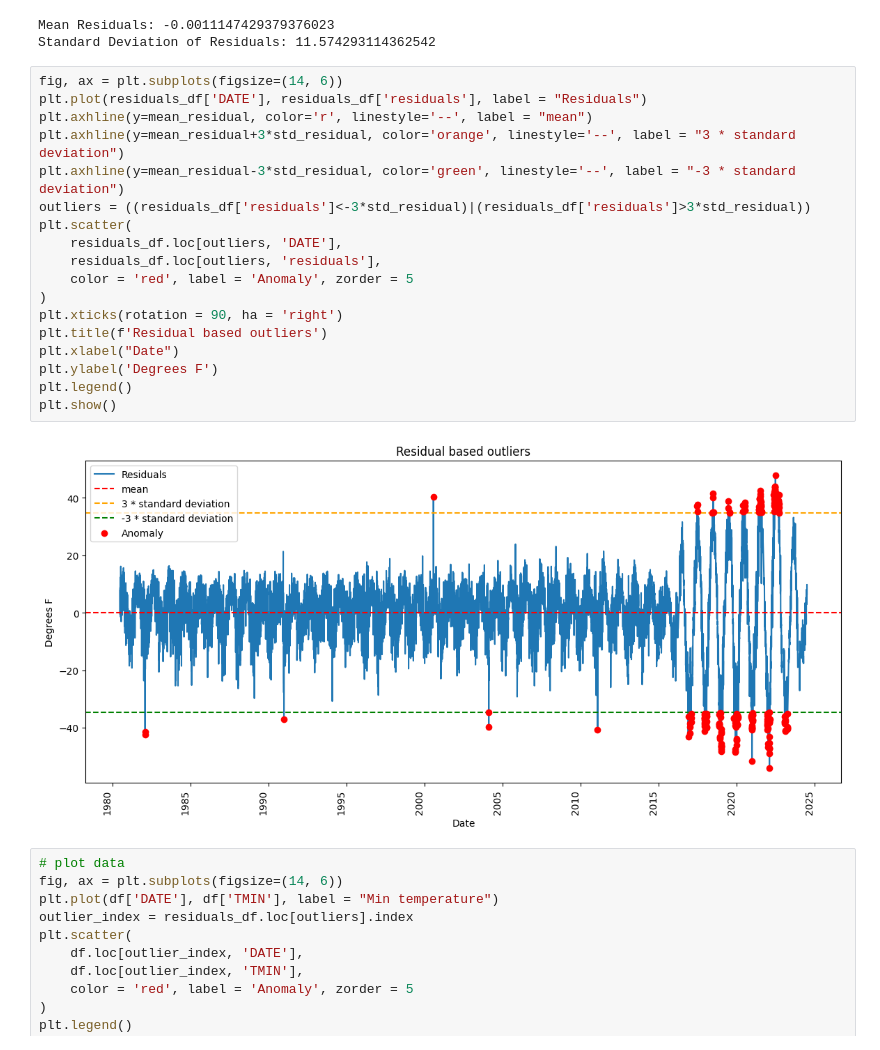
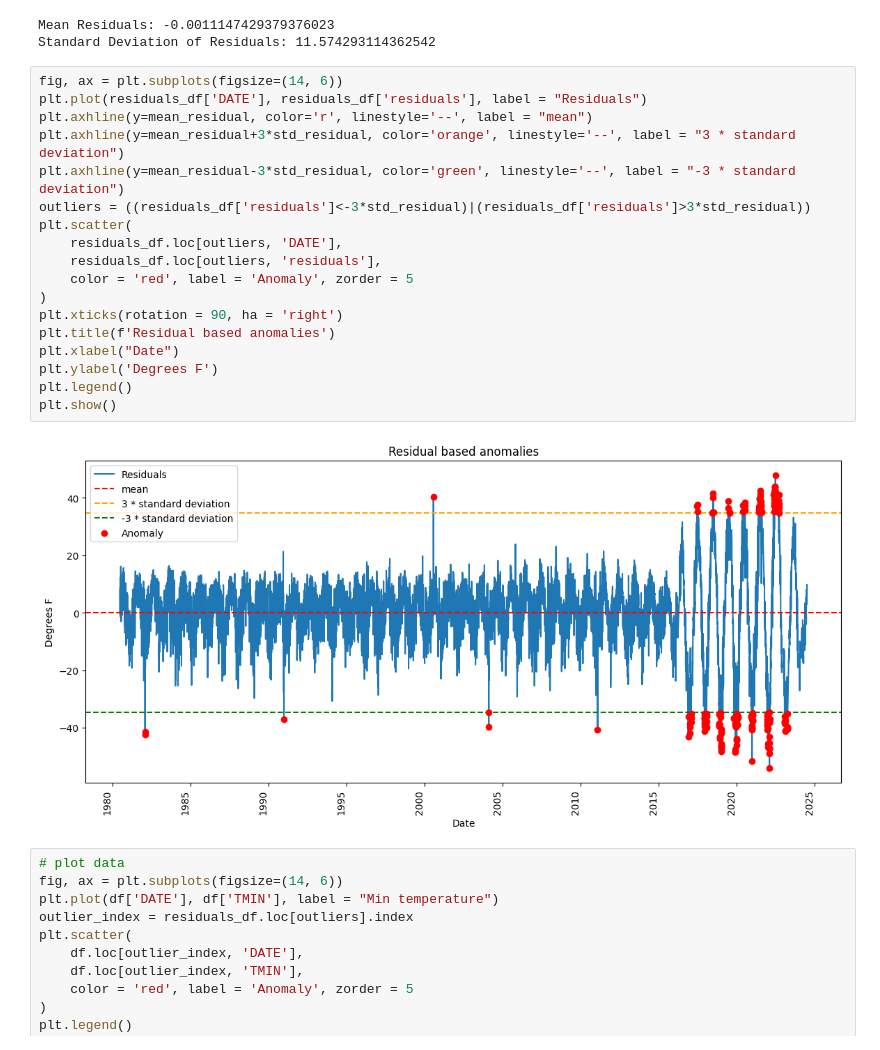
Before and after one commit to Tinahan789/TimeSeriesAnomalyDetection, a Jupyter notebook: seasonal_decompose_temperature.ipynb, the cells around one changed output. Drawn from its saved outputs; the diff is of its cells as text.

```diff
--- a/seasonal_decompose_temperature.ipynb
+++ b/seasonal_decompose_temperature.ipynb
@@ -79,23 +79,23 @@ Standard Deviation of Residuals: 11.574293114362542
 # %%
 fig, ax = plt.subplots(figsize=(14, 6))
 plt.plot(residuals_df['DATE'], residuals_df['residuals'], label = "Residuals")
 plt.axhline(y=mean_residual, color='r', linestyle='--', label = "mean")
 plt.axhline(y=mean_residual+3*std_residual, color='orange', linestyle='--', label = "3 * standard deviation")
 plt.axhline(y=mean_residual-3*std_residual, color='green', linestyle='--', label = "-3 * standard deviation")
 outliers = ((residuals_df['residuals']<-3*std_residual)|(residuals_df['residuals']>3*std_residual))
 plt.scatter(
     residuals_df.loc[outliers, 'DATE'],
     residuals_df.loc[outliers, 'residuals'],
     color = 'red', label = 'Anomaly', zorder = 5
 )
 plt.xticks(rotation = 90, ha = 'right')
-plt.title(f'Residual based outliers')
+plt.title(f'Residual based anomalies')
 plt.xlabel("Date")
 plt.ylabel('Degrees F')
 plt.legend()
 plt.show()
 # %% [output]
-[figure, old version]
+[figure, new version]
 # %%
 # plot data
 fig, ax = plt.subplots(figsize=(14, 6))
```
Also changed, not shown: parts of 1 cell of this notebook.
